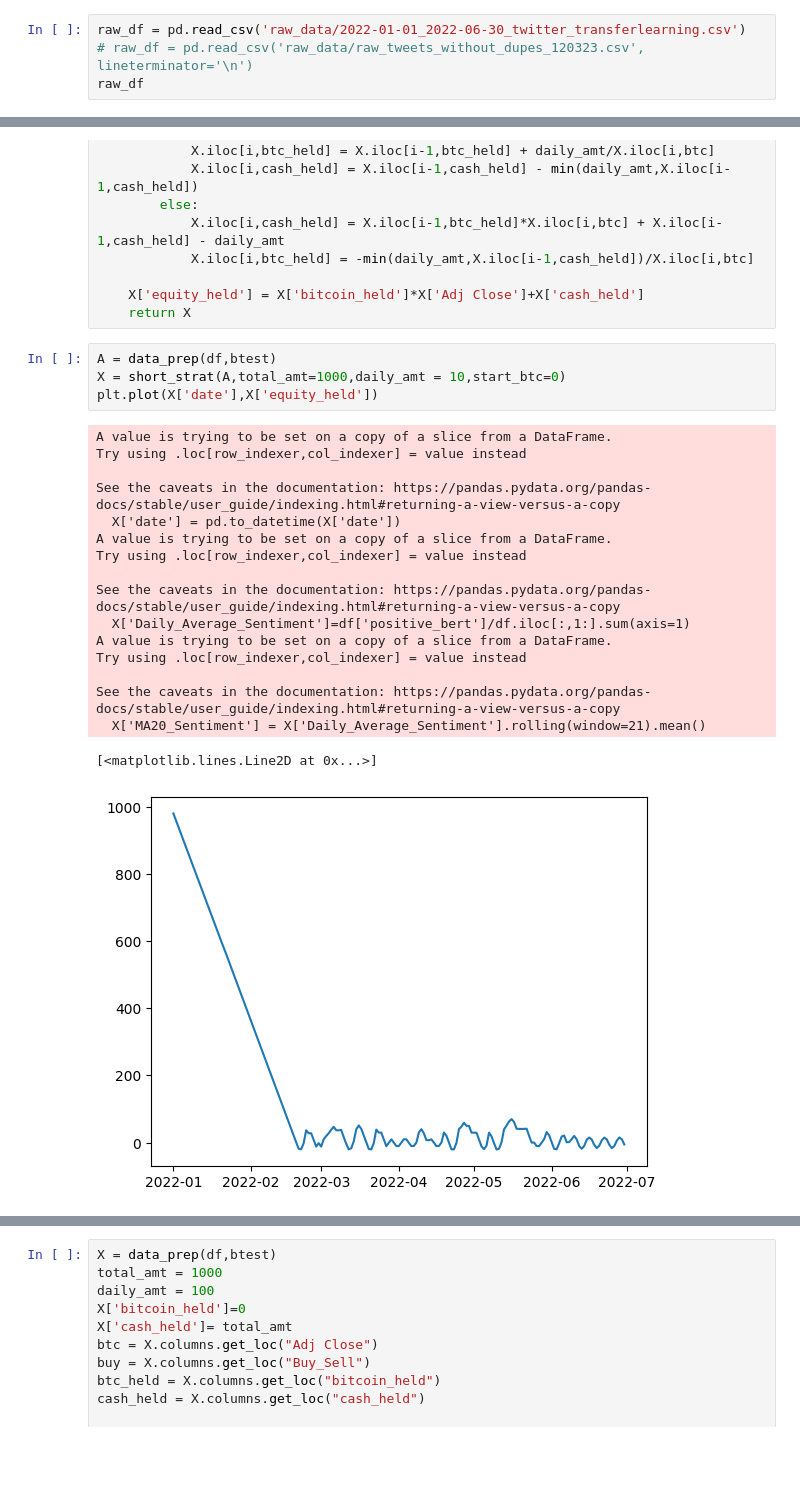
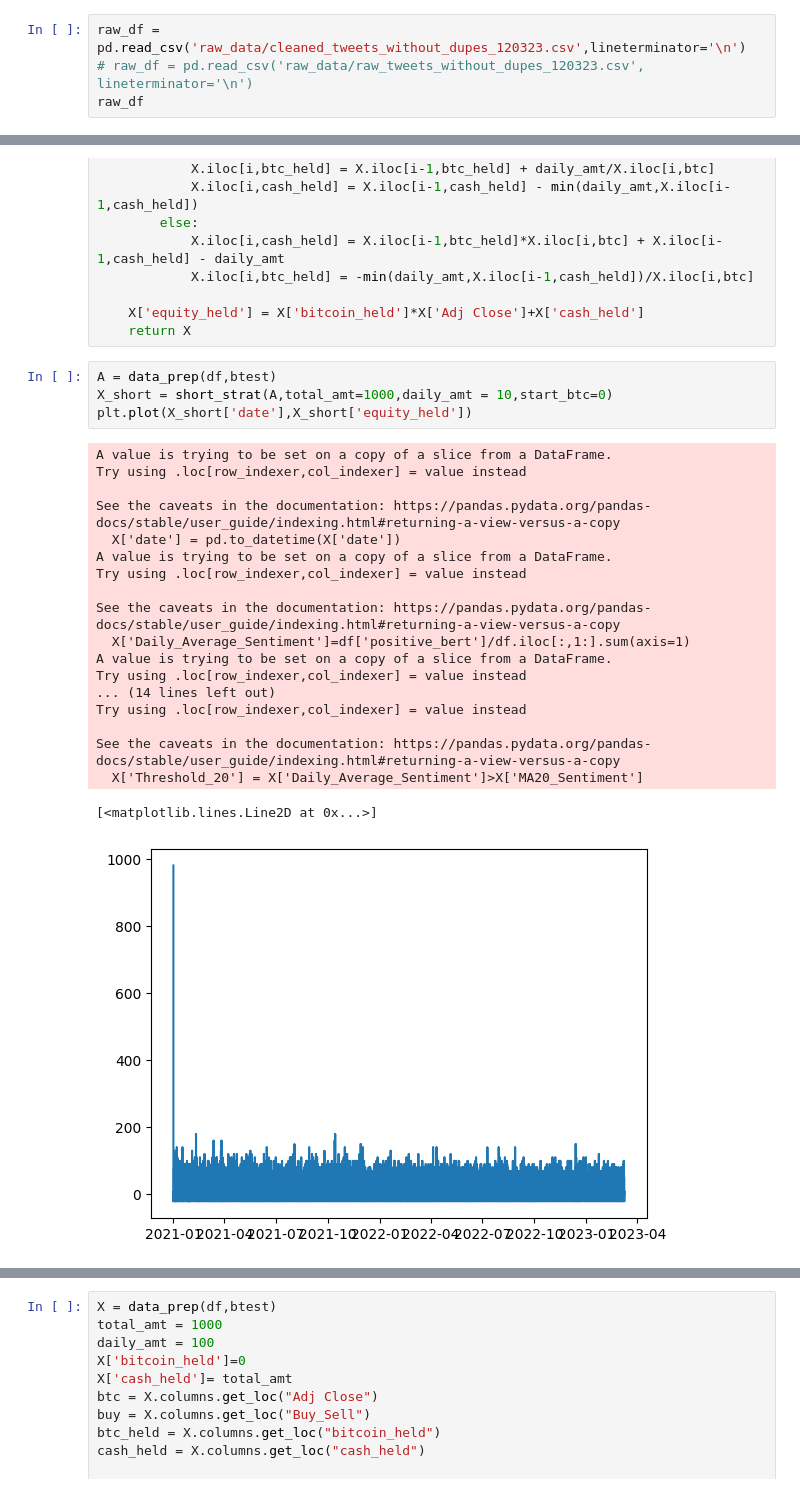
Before and after one commit to giadapi/crypto, a Jupyter notebook: trading_strategies-day2.ipynb, the cells around one changed output, grey strips where cells are left out. Saved outputs shown, nothing was run; the diff lists cells and outputs as text; blank space fills up the shorter version.

```diff
--- a/trading_strategies-day2.ipynb
+++ b/trading_strategies-day2.ipynb
@@ -20,5 +20,5 @@ pd.read_csv('raw_data/Usernames - Sheet1.csv')
 # %%
-raw_df = pd.read_csv('raw_data/2022-01-01_2022-06-30_twitter_transferlearning.csv')
+raw_df = pd.read_csv('raw_data/cleaned_tweets_without_dupes_120323.csv',lineterminator='\n')
 # raw_df = pd.read_csv('raw_data/raw_tweets_without_dupes_120323.csv', lineterminator='\n')
 raw_df
 # %% [output]
@@ -229,23 +265,25 @@ def short_strat(X,total_amt=1000,daily_amt = 100,start_btc=0):
     return X
 # %%
 A = data_prep(df,btest)
-X = short_strat(A,total_amt=1000,daily_amt = 10,start_btc=0)
-plt.plot(X['date'],X['equity_held'])
+X_short = short_strat(A,total_amt=1000,daily_amt = 10,start_btc=0)
+plt.plot(X_short['date'],X_short['equity_held'])
 # %% [output]
 A value is trying to be set on a copy of a slice from a DataFrame.
 Try using .loc[row_indexer,col_indexer] = value instead
 
 See the caveats in the documentation: https://pandas.pydata.org/pandas-docs/stable/user_guide/indexing.html#returning-a-view-versus-a-copy
   X['date'] = pd.to_datetime(X['date'])
 A value is trying to be set on a copy of a slice from a DataFrame.
 Try using .loc[row_indexer,col_indexer] = value instead
 
 See the caveats in the documentation: https://pandas.pydata.org/pandas-docs/stable/user_guide/indexing.html#returning-a-view-versus-a-copy
   X['Daily_Average_Sentiment']=df['positive_bert']/df.iloc[:,1:].sum(axis=1)
 A value is trying to be set on a copy of a slice from a DataFrame.
 Try using .loc[row_indexer,col_indexer] = value instead
+... (14 lines left out)
+Try using .loc[row_indexer,col_indexer] = value instead
 
 See the caveats in the documentation: https://pandas.pydata.org/pandas-docs/stable/user_guide/indexing.html#returning-a-view-versus-a-copy
-  X['MA20_Sentiment'] = X['Daily_Average_Sentiment'].rolling(window=21).mean()
+  X['Threshold_20'] = X['Daily_Average_Sentiment']>X['MA20_Sentiment']
 [<matplotlib.lines.Line2D at 0x...>]
-[figure, old version]
+[figure, new version]
```
Also changed, not shown: parts of 10 cells of this notebook, 4 other files.
